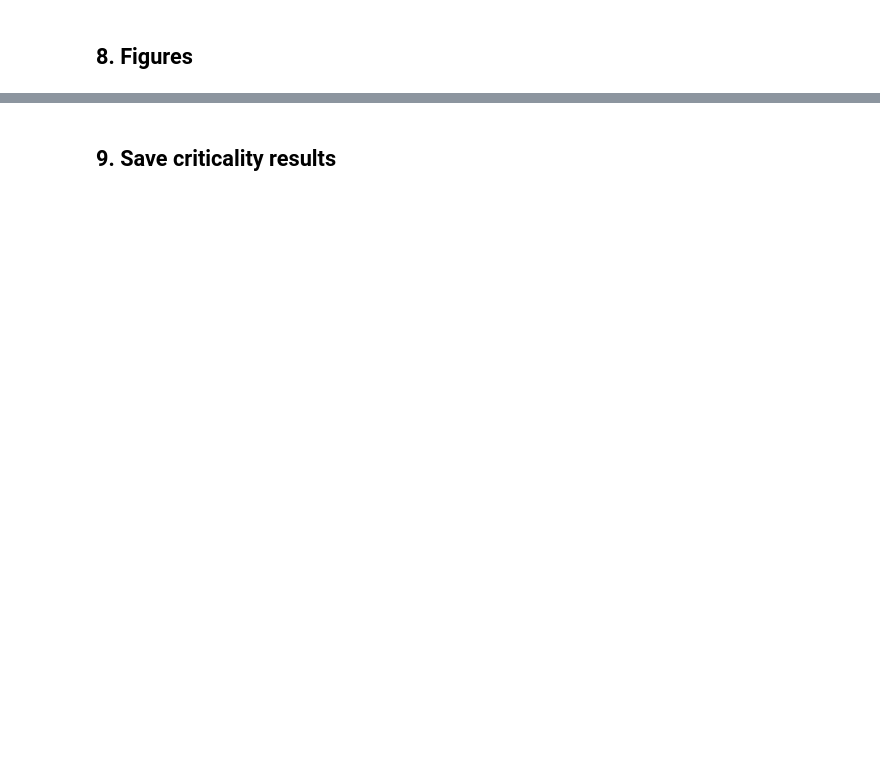
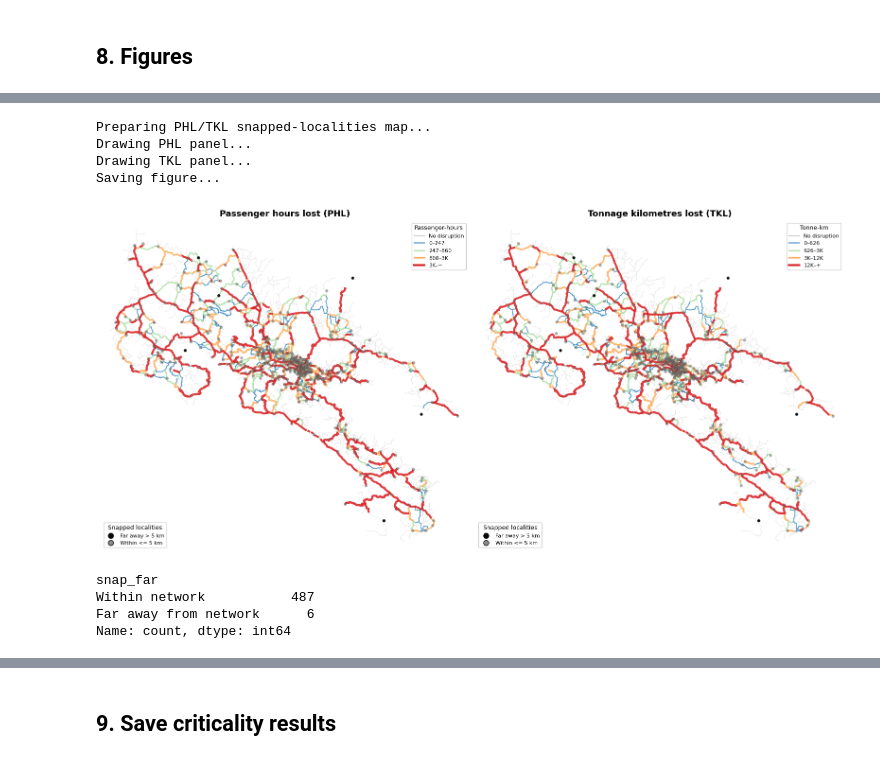
Before and after one commit to joel-deplaen-ivm/Criticality-Analysis-CR, a Jupyter notebook: notebooks/2_Main_Network_Criticality_Analysis_CR.ipynb, the cells around one changed output, grey strips where cells are left out. Saved outputs shown, nothing was run; the diff lists cells and outputs as text; code cells hidden in the pictures; blank space fills up the shorter version.

```diff
--- a/notebooks/2_Main_Network_Criticality_Analysis_CR.ipynb
+++ b/notebooks/2_Main_Network_Criticality_Analysis_CR.ipynb
@@ -619,6 +751,10 @@ MAP_METRICS = ["average_time_disruption", "vhl", "average_dist_disruption", "vkl
 ## 8. Figures
 # %%
 # Index 0 is the explicit "No disruption" class; the rest run low → high.
+# Remote basemap tiles can make notebook cells appear to hang with no output.
+# Set USE_BASEMAP = True only when you are online and want the CartoDB background.
+USE_BASEMAP = False
+
 CLASS_WIDTHS = [0.4, 1.2, 1.8, 2.4, 3.0]
 CLASS_COLORS = ["#cccccc", "#2b83ba", "#abdda4", "#fdae61", "#d7191c"]
 
@@ -635,7 +771,9 @@ def plot_metric_panel(ax, gdf_web, metric, title, legend_title):
         subset.plot(ax=ax, color=CLASS_COLORS[i], linewidth=CLASS_WIDTHS[i],
                     alpha=0.85, zorder=2 + i)
 
-    cx.add_basemap(ax=ax, source=cx.providers.CartoDB.Positron, alpha=0.4, attribution=False)
+    if USE_BASEMAP:
+        print(f"Adding basemap tiles for {title}...", flush=True)
+        cx.add_basemap(ax=ax, source=cx.providers.CartoDB.Positron, alpha=0.4, attribution=False)
     ax.set_aspect("equal")
     ax.axis("off")
     ax.set_title(title, fontsize=13, fontweight="bold")
@@ -730,6 +885,42 @@ within_localities = localities_web[~localities_web["snap_far"]]
 far_localities = localities_web[localities_web["snap_far"]]
 threshold_km = FAR_SNAP_WARN_M / 1000
 
+print("Preparing PHL/TKL snapped-localities map...", flush=True)
+
+combined_bounds = np.vstack([gdf_web.total_bounds, localities_web.total_bounds])
+minx, miny = combined_bounds[:, :2].min(axis=0)
+maxx, maxy = combined_bounds[:, 2:].max(axis=0)
+pad_x = (maxx - minx) * 0.03
+pad_y = (maxy - miny) * 0.03
+
+
+def plot_metric_panel_without_basemap(ax, gdf_web, metric, title, legend_title):
+    """Draw one criticality map panel without fetching remote basemap tiles."""
+    breaks = METRIC_BREAKS[metric]
+    classes, labels = classify_metric(gdf_web[metric], breaks)
+
+    for i, label in enumerate(labels):
+        subset = gdf_web[classes == label]
+        if len(subset) == 0:
+            continue
+        subset.plot(ax=ax, color=CLASS_COLORS[i], linewidth=CLASS_WIDTHS[i],
+                    alpha=0.85, zorder=2 + i)
+
+    ax.set_xlim(minx - pad_x, maxx + pad_x)
+    ax.set_ylim(miny - pad_y, maxy + pad_y)
+    ax.set_aspect("equal")
+    ax.axis("off")
+    ax.set_title(title, fontsize=13, fontweight="bold")
+    ax.set_facecolor("#f7f7f7")
+
+    handles = [Line2D([0], [0], color=CLASS_COLORS[i], lw=max(CLASS_WIDTHS[i], 1.5),
+                      label=labels[i]) for i in range(len(labels))]
+    criticality_legend = ax.legend(handles=handles, title=legend_title, loc="upper right",
+                                   fontsize=8, title_fontsize=9, frameon=True,
+                                   framealpha=0.9, facecolor="white", edgecolor="#cccccc")
+    ax.add_artist(criticality_legend)
+
+
 fig, axes = plt.subplots(1, 2, figsize=(16, 9), facecolor="white")
 panels = [
     ("phl", "Passenger hours lost (PHL)", "Passenger-hours"),
@@ -737,49 +928,57 @@ panels = [
 ]
 
 for ax, (metric, title, legend_title) in zip(axes, panels):
-    plot_metric_panel(ax, gdf_web, metric, title, legend_title)
-    criticality_legend = ax.get_legend()
-    if criticality_legend is not None:
-        ax.add_artist(criticality_legend)
-
+    print(f"Drawing {metric.upper()} panel...", flush=True)
     if not within_localities.empty:
         within_localities.plot(
             ax=ax,
-            color="#1f78b4",
-            markersize=10,
+            color="#707070CD",
+            markersize=16,
             alpha=0.55,
-            edgecolor="white",
+            edgecolor="black",
             linewidth=0.2,
             zorder=8,
         )
     if not far_localities.empty:
         far_localities.plot(
             ax=ax,
-            color="#e31a1c",
-            markersize=28,
+            color="#060606",
+            markersize=16,
             alpha=0.95,
             edgecolor="black",
             linewidth=0.4,
             zorder=9,
         )
+    plot_metric_panel_without_basemap(ax, gdf_web, metric, title, legend_title)
 
     locality_legend = [
-        Line2D([0], [0], marker="o", color="white", markerfacecolor="#e31a1c",
+        Line2D([0], [0], marker="o", color="white", markerfacecolor="#0a0a0a",
                markeredgecolor="black", markersize=8, linestyle="None",
                label=f"Far away > {threshold_km:g} km"),
-        Line2D([0], [0], marker="o", color="white", markerfacecolor="#1f78b4",
-               markeredgecolor="white", markersize=8, linestyle="None",
+        Line2D([0], [0], marker="o", color="white", markerfacecolor="#707070CD",
+               markeredgecolor="black", markersize=8, linestyle="None",
                label=f"Within <= {threshold_km:g} km"),
     ]
     ax.legend(handles=locality_legend, title="Snapped localities", loc="lower left",
               fontsize=8, title_fontsize=9, frameon=True, framealpha=0.9,
               facecolor="white", edgecolor="#cccccc")
 
 plt.tight_layout()
+print("Saving figure...", flush=True)
 plt.savefig(figure_path / "SPOF_PHL_TKL_snapped_localities.png", dpi=300, bbox_inches="tight")
 plt.show()
 
 OD_nodes["snap_far"].value_counts().rename(index={False: "Within network", True: "Far away from network"})
+# %% [output]
+Preparing PHL/TKL snapped-localities map...
+Drawing PHL panel...
+Drawing TKL panel...
+Saving figure...
+[figure, added]
+snap_far
+Within network           487
+Far away from network      6
+Name: count, dtype: int64
 # %%
 CLASS_ORDER = [c for c in ["Primaria", "Secundaria", "Terciaria", "Local", "Sin clasificar"]
                if c in physical_results["CLASE"].unique()]
```
Also changed, not shown: parts of 28 cells of this notebook.
